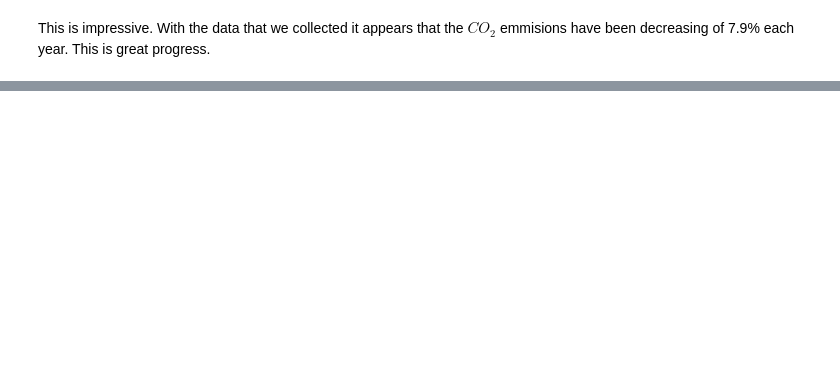
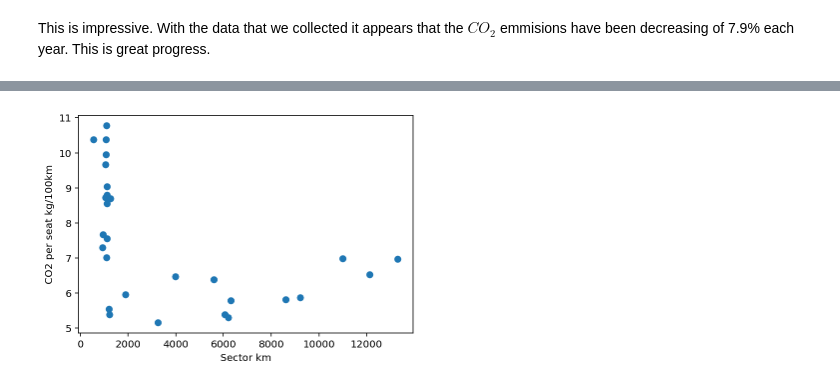
Before and after one commit to Jmion/aviation-co2-impact, a Jupyter notebook: Aviation_global_emissions.ipynb, the cells around one changed output, grey strips where cells are left out. Saved outputs shown, nothing was run; the diff lists cells and outputs as text; code cells hidden in the pictures; blank space fills up the shorter version.

```diff
--- a/Aviation_global_emissions.ipynb
+++ b/Aviation_global_emissions.ipynb
@@ -177,0 +198,9 @@ slope of regression : -0.05929134066881299
+# %%
+co2_by_seat = all_aircraft.groupby("Sector km").mean().reset_index()[["Sector km", "CO2 per seat kg/100km"]]
+# %%
+g = plt.scatter(co2_by_seat["Sector km"], co2_by_seat["CO2 per seat kg/100km"])
+plt.xlabel("Sector km")
+plt.ylabel("CO2 per seat kg/100km")
+plt.show()
+# %% [output]
+[figure, added]
```
Also changed, not shown: parts of 18 cells of this notebook, 1 other file.
